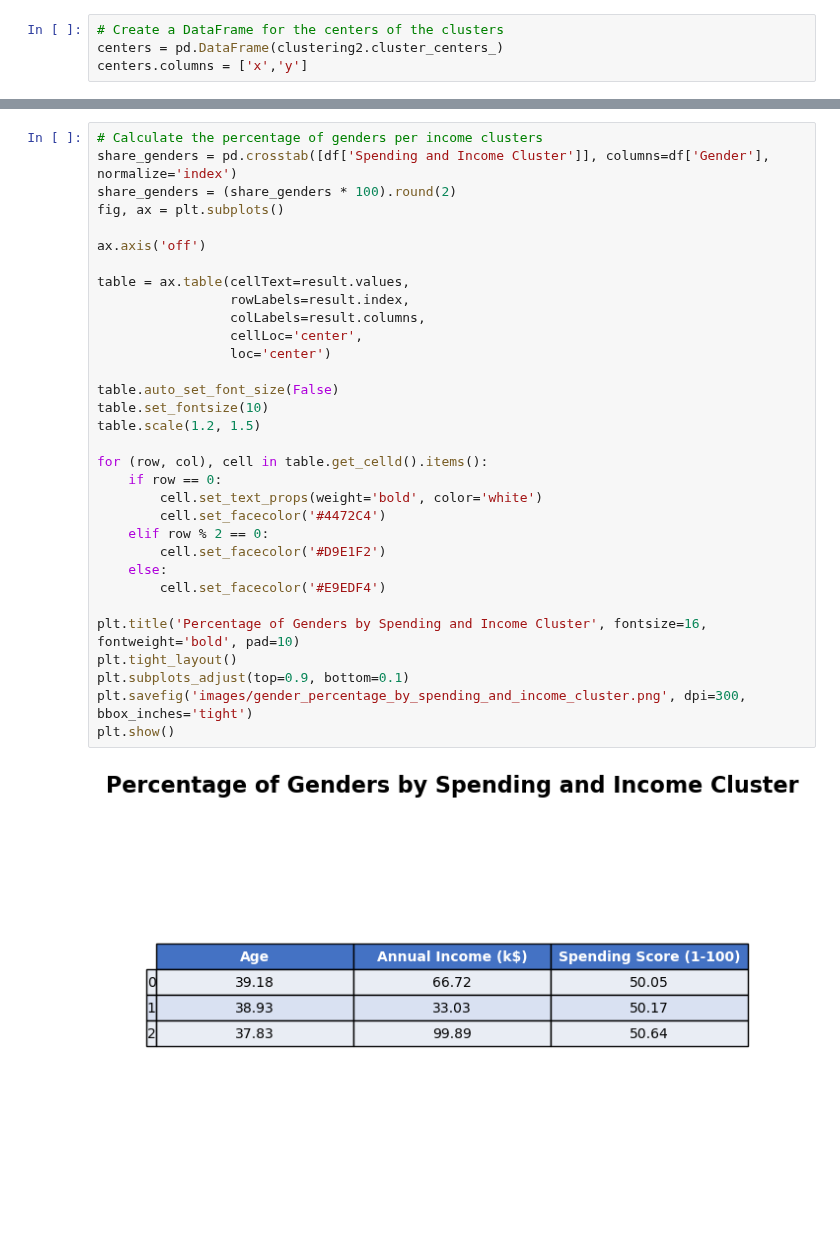
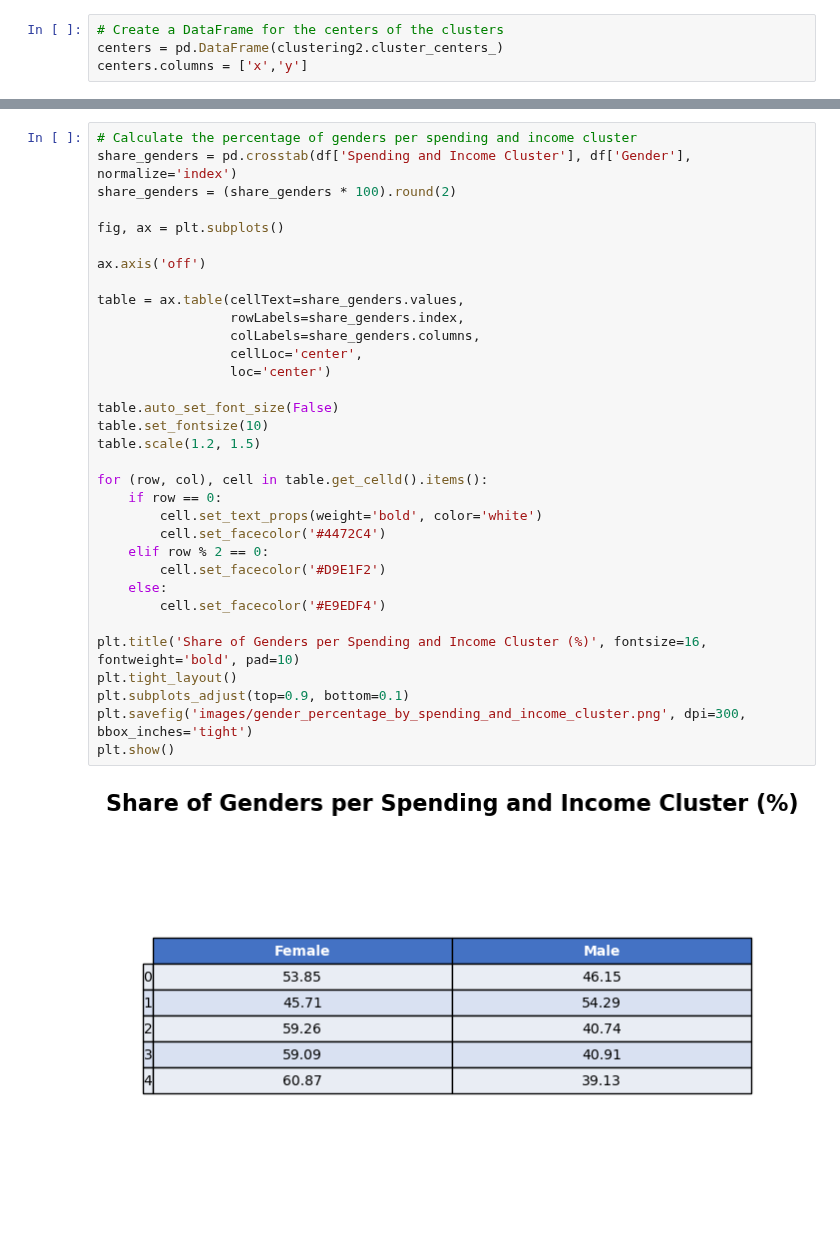
Before and after one commit to ErikBusk/MallCustomerSegmentation, a Jupyter notebook: Customer segmentation.ipynb, the cells around one changed output, grey strips where cells are left out. Cells and saved outputs as stored; diff of their text form.

```diff
--- a/Customer segmentation.ipynb
+++ b/Customer segmentation.ipynb
@@ -298,37 +298,38 @@ plt.show()
 # %%
-# Calculate the percentage of genders per income clusters
-share_genders = pd.crosstab([df['Spending and Income Cluster']], columns=df['Gender'], normalize='index')
+# Calculate the percentage of genders per spending and income cluster
+share_genders = pd.crosstab(df['Spending and Income Cluster'], df['Gender'], normalize='index')
 share_genders = (share_genders * 100).round(2)
+
 fig, ax = plt.subplots()
 
 ax.axis('off')
 
-table = ax.table(cellText=result.values,
-                 rowLabels=result.index,
-                 colLabels=result.columns,
+table = ax.table(cellText=share_genders.values,
+                 rowLabels=share_genders.index,
+                 colLabels=share_genders.columns,
                  cellLoc='center',
                  loc='center')
 
 table.auto_set_font_size(False)
 table.set_fontsize(10)
 table.scale(1.2, 1.5)
 
 for (row, col), cell in table.get_celld().items():
     if row == 0:
         cell.set_text_props(weight='bold', color='white')
         cell.set_facecolor('#4472C4')
     elif row % 2 == 0:
         cell.set_facecolor('#D9E1F2')
     else:
         cell.set_facecolor('#E9EDF4')
 
-plt.title('Percentage of Genders by Spending and Income Cluster', fontsize=16, fontweight='bold', pad=10)
+plt.title('Share of Genders per Spending and Income Cluster (%)', fontsize=16, fontweight='bold', pad=10)
 plt.tight_layout()
 plt.subplots_adjust(top=0.9, bottom=0.1)
 plt.savefig('images/gender_percentage_by_spending_and_income_cluster.png', dpi=300, bbox_inches='tight')
 plt.show()
 # %% [output]
-[figure, old version]
+[figure, new version]
 # %%
 # Calculate the average values for each spending and income cluster
 cluster_averages = df.groupby('Spending and Income Cluster')[['Age', 'Annual Income (k$)', 'Spending Score (1-100)']].mean()
```
Also changed, not shown: parts of 10 cells of this notebook, 4 other files.
